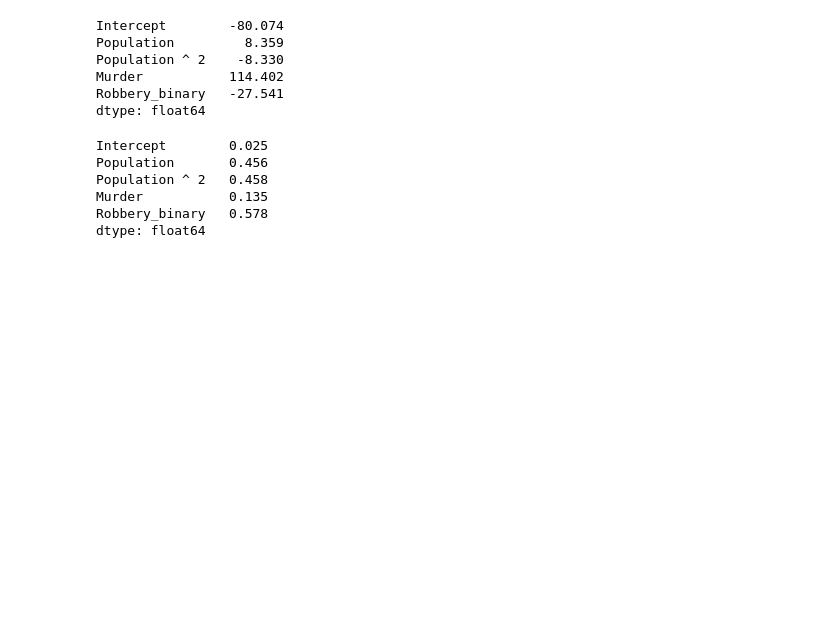
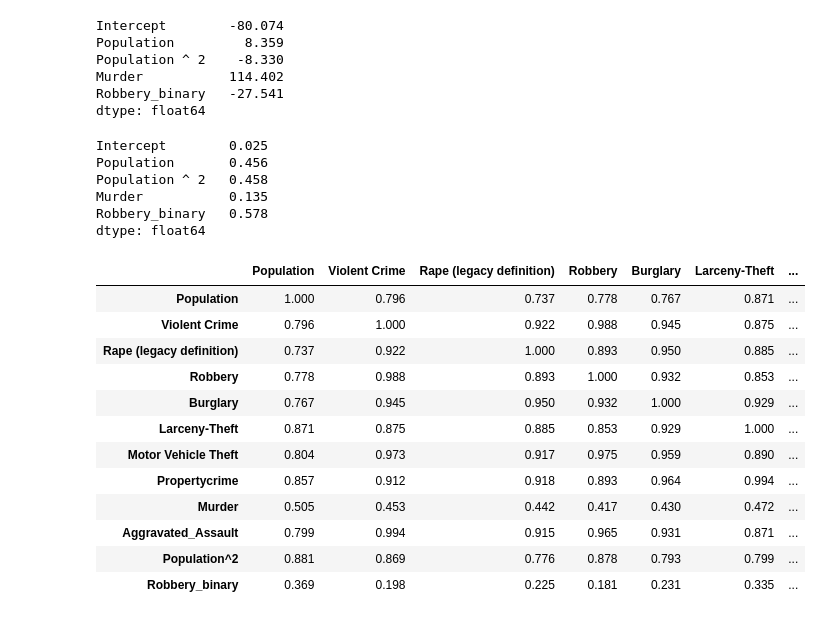
Before and after one commit to ayan1995/Thinkful, a Jupyter notebook: Bootcamp/Unit 2 Supervised Learning/Lesson 5 Evaluating Linear regression models/Challenge Validating a Linear Regression/Multivariable Regression Model.ipynb, the cells around one changed output. Drawn from its saved outputs; the diff is of its cells as text; code cells hidden in the pictures; blank space fills up the shorter version.

```diff
--- a/Bootcamp/Unit 2 Supervised Learning/Lesson 5 Evaluating Linear regression models/Challenge Validating a Linear Regression/Multivariable Regression Model.ipynb
+++ b/Bootcamp/Unit 2 Supervised Learning/Lesson 5 Evaluating Linear regression models/Challenge Validating a Linear Regression/Multivariable Regression Model.ipynb
@@ -146,6 +146,22 @@ Population ^ 2   0.458
 Murder           0.135
 Robbery_binary   0.578
 dtype: float64
+# %%
+df.corr()
+# %% [output]
+|  | Population | Violent Crime | Rape (legacy definition) | Robbery | Burglary | Larceny-Theft | ... |
+| Population | 1.000 | 0.796 | 0.737 | 0.778 | 0.767 | 0.871 | ... |
+| Violent Crime | 0.796 | 1.000 | 0.922 | 0.988 | 0.945 | 0.875 | ... |
+| Rape (legacy definition) | 0.737 | 0.922 | 1.000 | 0.893 | 0.950 | 0.885 | ... |
+| Robbery | 0.778 | 0.988 | 0.893 | 1.000 | 0.932 | 0.853 | ... |
+| Burglary | 0.767 | 0.945 | 0.950 | 0.932 | 1.000 | 0.929 | ... |
+| Larceny-Theft | 0.871 | 0.875 | 0.885 | 0.853 | 0.929 | 1.000 | ... |
+| Motor Vehicle Theft | 0.804 | 0.973 | 0.917 | 0.975 | 0.959 | 0.890 | ... |
+| Propertycrime | 0.857 | 0.912 | 0.918 | 0.893 | 0.964 | 0.994 | ... |
+| Murder | 0.505 | 0.453 | 0.442 | 0.417 | 0.430 | 0.472 | ... |
+| Aggravated_Assault | 0.799 | 0.994 | 0.915 | 0.965 | 0.931 | 0.871 | ... |
+| Population^2 | 0.881 | 0.869 | 0.776 | 0.878 | 0.793 | 0.799 | ... |
+| Robbery_binary | 0.369 | 0.198 | 0.225 | 0.181 | 0.231 | 0.335 | ... |
 # %%
 # Create PCA on the follwing variables: Burglary, Violent Crime, Aggravated_Assault, Larceny-Theft, Motor-Vehicle Theft, Robbery
 
```
Also changed, not shown: parts of 15 cells of this notebook.
